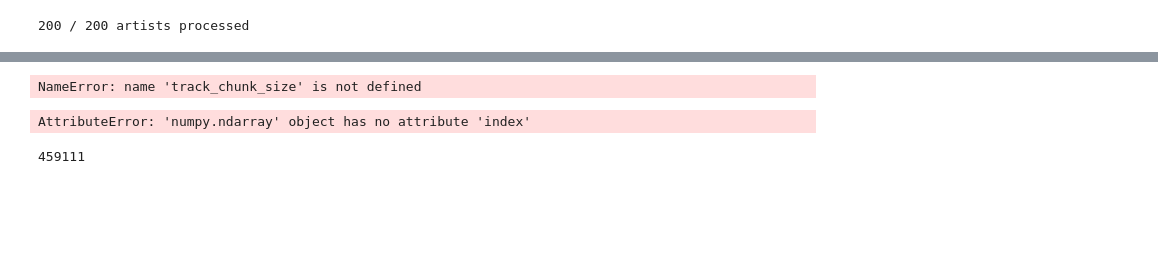
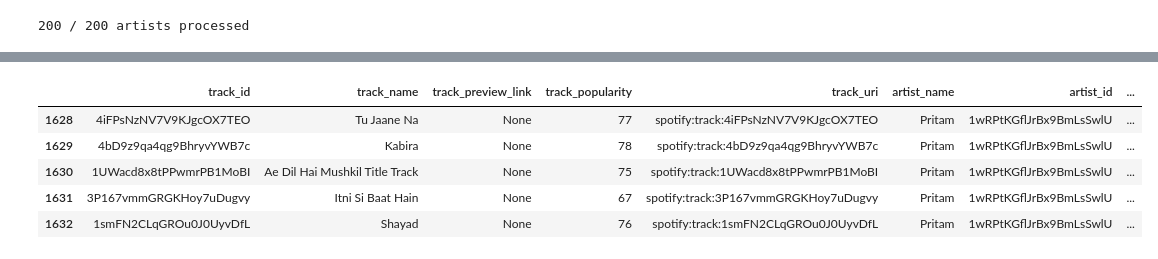
Before and after one commit to joshua2705/Mulitmodal-Music-Recommendation, a Jupyter notebook: Spotify_Artist_Scraper+track_olga.ipynb, the cells around one changed output, grey strips where cells are left out. Drawn from its saved outputs; the diff is of its cells as text; code cells hidden in the pictures; blank space fills up the shorter version.

```diff
--- a/Spotify_Artist_Scraper+track_olga.ipynb
+++ b/Spotify_Artist_Scraper+track_olga.ipynb
@@ -395,4 +321,0 @@ all_tracks_df = pd.DataFrame(all_tracks)
-# %%
-track_chunk_size
-# %% [output]
-NameError: name 'track_chunk_size' is not defined
@@ -401,24 +321,0 @@ NameError: name 'track_chunk_size' is not defined
-# %%
-track_chunk_size = math.ceil(len(all_tracks) / 50)
-
-release_dates = []
-for tracks in np.array_split(all_tracks, track_chunk_size):
-  # print(tracks)
-  track_ids = [x["track_id"] for x in tracks]
-  params = {'ids' : ','.join(track_ids),
-             'market': 'US'}
-  several_tracks = requests.get(BASE_URL+'/tracks/', params=params, headers=headers)
-  for i in tracks.index:
-      j = i - tracks.index[0]
-      result = {
-          'track_id': several_tracks.json()['tracks'][j]['id'],
-          'release_date': several_tracks.json()['tracks'][j]['album']['release_date']
-      }
-      release_dates.append(result)
-      print(f'{i+1} / {len(all_tracks)}', end= '\r')
-# %% [output]
-AttributeError: 'numpy.ndarray' object has no attribute 'index'
-# %%
-len(release_dates)
-# %% [output]
-459111
@@ -428,0 +322,37 @@ feather.write_feather(all_artists, 'data/all_artists.feather')
+# %%
+# extracting the tracks that are released on or after 2000
+
+# make sure release_date is string
+tracks_raw["release_date"] = tracks_raw["release_date"].astype(str)
+
+# build track_uri in the format spotify:track:<track_id>
+tracks_raw["track_uri"] = "spotify:track:" + tracks_raw["track_id"].astype(str)
+
+# extract year and filter
+tracks_raw["release_year"] = tracks_raw["release_date"].str[:4].astype(int)
+tracks_2000_plus = tracks_raw[tracks_raw["release_year"] >= 2000].copy()
+
+# put columns in exactly the order you want
+cols = [
+    "track_id",
+    "track_name",
+    "track_preview_link",
+    "track_popularity",
+    "track_uri",
+    "artist_name",
+    "artist_id",
+    "artist_genres",
+    "artist_popularity",
+    "release_date",
+]
+
+tracks_2000_plus = tracks_2000_plus[cols].reset_index(drop=True)
+
+tracks_2000_plus.tail()
+# %% [output]
+|  | track_id | track_name | track_preview_link | track_popularity | track_uri | artist_name | artist_id | ... |
+| 1628 | 4iFPsNzNV7V9KJgcOX7TEO | Tu Jaane Na | None | 77 | spotify:track:4iFPsNzNV7V9KJgcOX7TEO | Pritam | 1wRPtKGflJrBx9BmLsSwlU | ... |
+| 1629 | 4bD9z9qa4qg9BhryvYWB7c | Kabira | None | 78 | spotify:track:4bD9z9qa4qg9BhryvYWB7c | Pritam | 1wRPtKGflJrBx9BmLsSwlU | ... |
+| 1630 | 1UWacd8x8tPPwmrPB1MoBI | Ae Dil Hai Mushkil Title Track | None | 75 | spotify:track:1UWacd8x8tPPwmrPB1MoBI | Pritam | 1wRPtKGflJrBx9BmLsSwlU | ... |
+| 1631 | 3P167vmmGRGKHoy7uDugvy | Itni Si Baat Hain | None | 67 | spotify:track:3P167vmmGRGKHoy7uDugvy | Pritam | 1wRPtKGflJrBx9BmLsSwlU | ... |
+| 1632 | 1smFN2CLqGROu0J0UyvDfL | Shayad | None | 76 | spotify:track:1smFN2CLqGROu0J0UyvDfL | Pritam | 1wRPtKGflJrBx9BmLsSwlU | ... |
```
Also changed, not shown: parts of 34 cells of this notebook.
